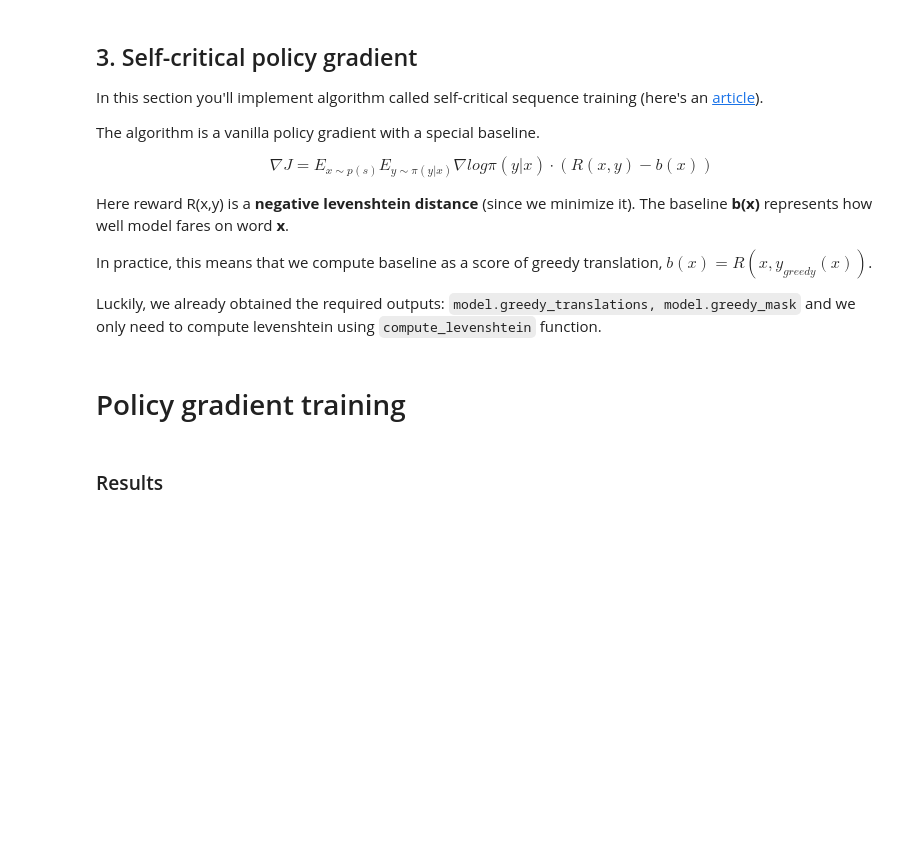
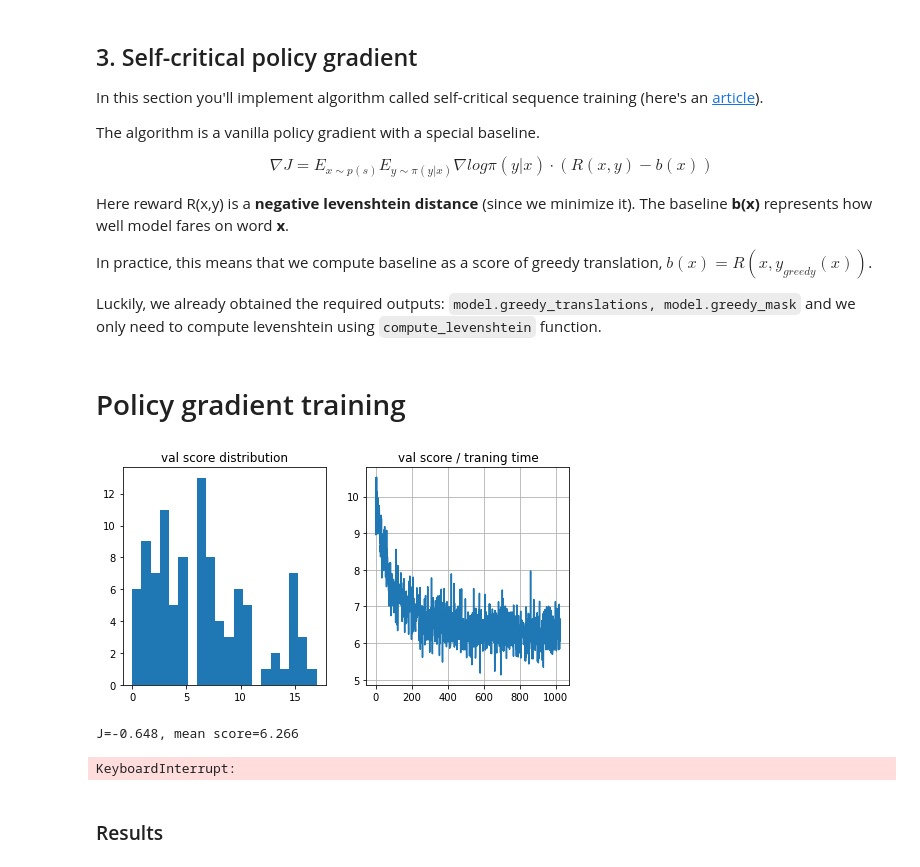
Before and after one commit to truskovskiyk/courses, a Jupyter notebook: week6_outro/seq2seq/practice_tf.ipynb, the cells around one changed output. Drawn from its saved outputs; the diff is of its cells as text; code cells hidden in the pictures; blank space fills up the shorter version.

```diff
--- a/week6_outro/seq2seq/practice_tf.ipynb
+++ b/week6_outro/seq2seq/practice_tf.ipynb
@@ -313,6 +403,6 @@ for word in train_words[:10]:
 # %%
 test_scores = []
-for start_i in trange(0,len(test_words),32):
+for start_i in tnrange(0,len(test_words),32):
     batch_words = test_words[start_i:start_i+32]
     batch_trans = translate(batch_words)
     distances = list(map(get_distance,batch_words,batch_trans))
@@ -353,19 +455,23 @@ def _compute_levenshtein(words_ix,trans_ix):
     Please implement the function and make sure it passes tests from the next cell.
 
     """
+#     inp_voc
+#     out_voc
 
     #convert words to strings
-    words = <restore words (a list of strings) from words_ix. Use vocab>
-
+    # words = <restore words (a list of strings) from words_ix. Use vocab>
+    words = inp_voc.to_lines(words_ix)
     assert type(words) is list and type(words[0]) is str and len(words)==len(words_ix)
 
     #convert translations to lists
-    translations = <restore trans (a list of lists of phonemes) from trans_ix
+    # translations = <restore trans (a list of lists of phonemes) from trans_ix
+    translations = out_voc.to_lines(trans_ix)
 
     assert type(translations) is list and type(translations[0]) is str and len(translations)==len(trans_ix)
 
     #computes levenstein distances. can be arbitrary python code.
-    distances = <apply get_distance to each pair of [words,translations]>
+    # distances = <apply get_distance to each pair of [words,translations]>
+    distances = [get_distance(words[i], translations[i]) for i in range(len(words))]
 
     assert type(distances) in (list,tuple,np.ndarray) and len(distances) == len(words_ix)
 
@@ -432,32 +542,48 @@ class trainer:
     input_sequence = tf.placeholder('int32',[None,None])
 
     # use model to __sample__ symbolic translations given input_sequence
-    sample_translations, sample_logp = <YOUR CODE>
+    sample_translations, sample_logp = model.symbolic_translate(inp=input_sequence, greedy=False)
+    sample_translations = tf.identity(sample_translations, name="sample_translations")
+
     # use model to __greedy__ symbolic translations given input_sequence
-    greedy_translations, greedy_logp = <YOUR CODE>
+    greedy_translations, greedy_logp = model.symbolic_translate(inp=input_sequence, greedy=True)
+    greedy_translations = tf.identity(greedy_translations, name="greedy_translations")
+
 
     rewards = - compute_levenshtein(input_sequence, sample_translations)
-
+    rewards = tf.identity(rewards, name="rewards")
     # compute __negative__ levenshtein for greedy mode
-    baseline = <YOUR CODE>
+    baseline = - compute_levenshtein(input_sequence, greedy_translations)
+    baseline = tf.identity(baseline, name="baseline")
 
     # compute advantage using rewards and baseline
-    advantage = <your code - compute advantage>
+    advantage = rewards - baseline
+    advantage = tf.identity(advantage, name="advantage")
     assert advantage.shape.ndims ==1, "advantage must be of shape [batch_size]"
 
     # compute log_pi(a_t|s_t), shape = [batch, seq_length]
     logprobs_phoneme = select_values_over_last_axis(sample_logp, sample_translations)
+    logprobs_phoneme = tf.identity(logprobs_phoneme, name="logprobs_phoneme")
 
     # Compute policy gradient
     # or rather surrogate function who's gradient is policy gradient
     J = logprobs_phoneme*advantage[:,None]
+    J = tf.identity(J, name="J")
+
 
     mask = infer_mask(sample_translations,out_voc.eos_ix)
+    mask = tf.identity(mask, name="mask")
+
     loss = - tf.reduce_sum(J*mask) / tf.reduce_sum(mask)
+    loss = tf.identity(loss, name="loss")
+
 
     # regularize with negative entropy. Don't forget the sign!
     # note: for entropy you need probabilities for all tokens (sample_logp), not just phoneme_logprobs
-    entropy = <compute entropy matrix of shape [batch,seq_length], H=-sum(p*log_p), don't forget the sign!>
+    # entropy = <compute entropy matrix of shape [batch,seq_length], H=-sum(p*log_p), don't forget the sign!>
+
+    entropy = - tf.reduce_sum(tf.exp(sample_logp) * sample_logp, axis=-1, name='entropy')
+    entropy = tf.identity(entropy, name="entropy")
 
     assert entropy.shape.ndims == 2, "please make sure elementwise entropy is of shape [batch,time]"
 
@@ -475,25 +601,30 @@ initialize_uninitialized()
 # %% [markdown]
 # Policy gradient training
 # %%
-for i in trange(100000):
+num_iter = 100000
+for i in tnrange(num_iter):
     bx = sample_batch(train_words,word_to_translation,32)[0]
     pseudo_loss,_ = s.run([trainer.loss, trainer.train_step],{trainer.input_sequence:bx})
 
     loss_history.append(
         pseudo_loss
         )
 
     if (i+1)%REPORT_FREQ==0:
         clear_output(True)
         current_scores = score(test_words)
         editdist_history.append(current_scores.mean())
         plt.figure(figsize=(8,4))
         plt.subplot(121)
         plt.title('val score distribution')
         plt.hist(current_scores, bins = 20)
         plt.subplot(122)
         plt.title('val score / traning time')
         plt.plot(editdist_history)
         plt.grid()
         plt.show()
         print("J=%.3f, mean score=%.3f"%(np.mean(loss_history[-10:]),np.mean(editdist_history[-10:])))
+# %% [output]
+[figure, added]
+J=-0.648, mean score=6.266
+KeyboardInterrupt:
```
Also changed, not shown: parts of 22 cells of this notebook.
